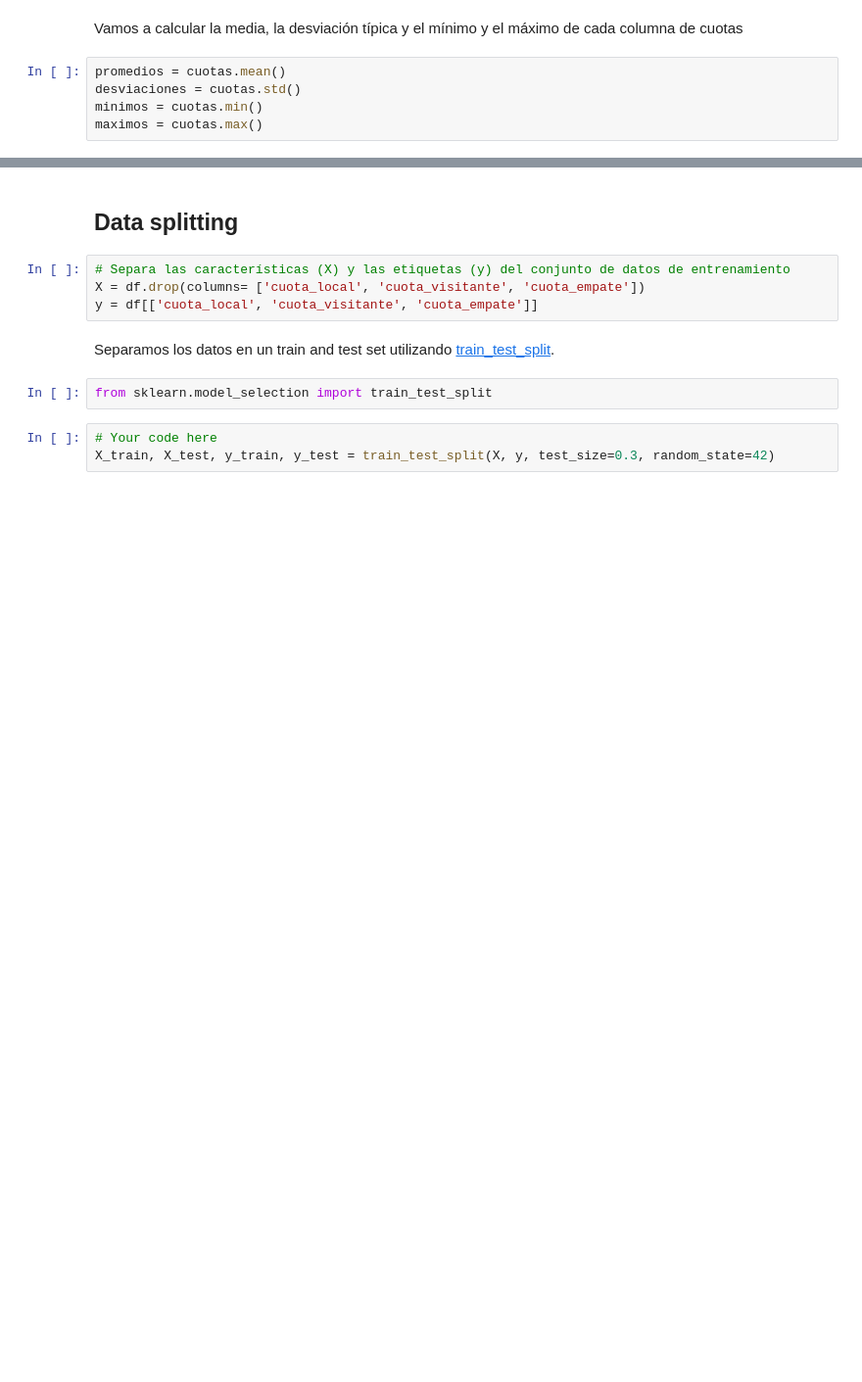
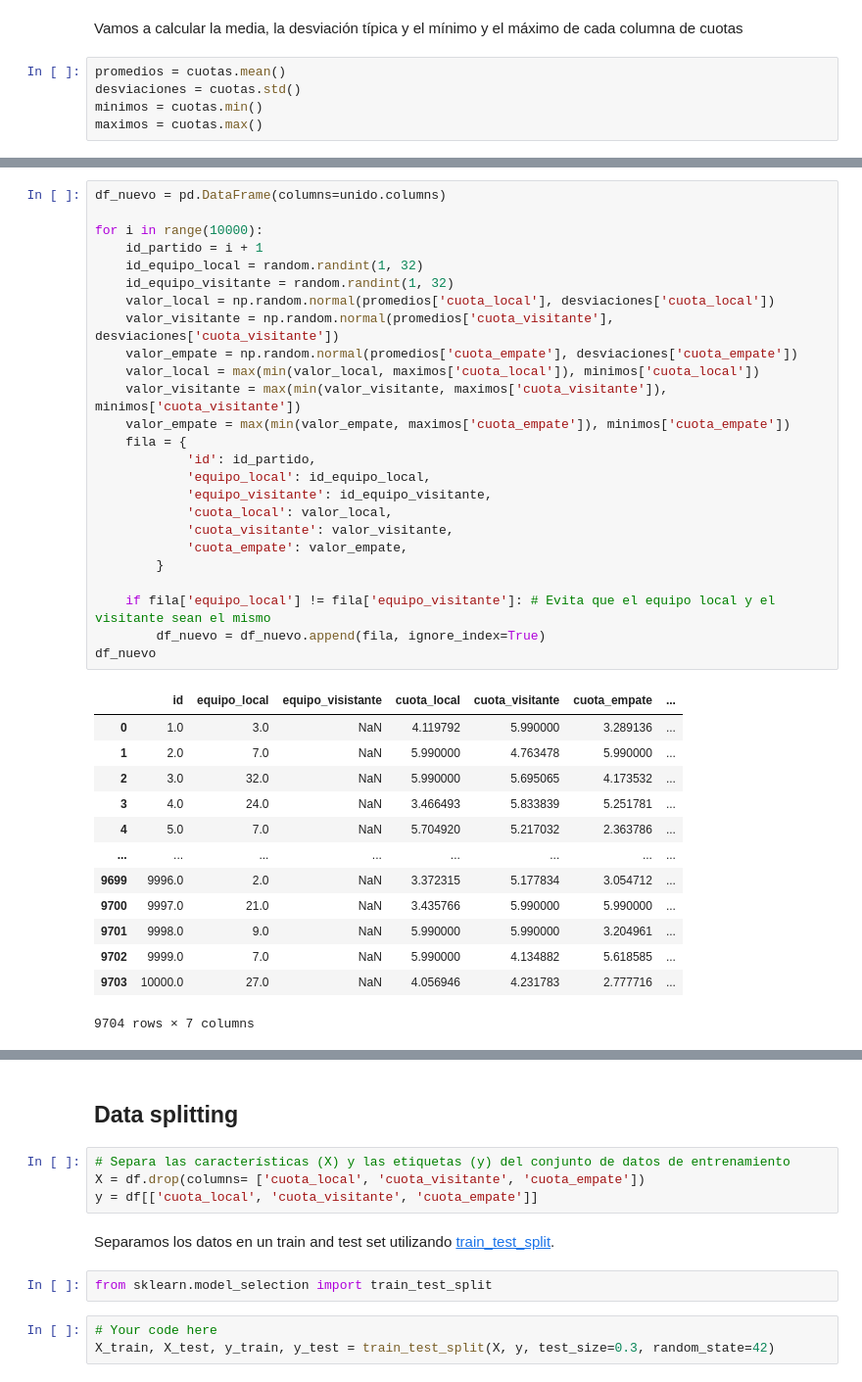
Before and after one commit to carlotamartin/Api_Casas_Apuestas, a Jupyter notebook: Api_Casas_Apuestas-main/Calculo_Cuota/Apuesta-Copy2.ipynb, the cells around one changed output, grey strips where cells are left out. Shown at 98% size. Cells and saved outputs as stored; diff of their text form; blank space fills up the shorter version.

```diff
--- a/Api_Casas_Apuestas-main/Calculo_Cuota/Apuesta-Copy2.ipynb
+++ b/Api_Casas_Apuestas-main/Calculo_Cuota/Apuesta-Copy2.ipynb
@@ -599,0 +565,39 @@ print(df)
+# %%
+df_nuevo = pd.DataFrame(columns=unido.columns)
+
+for i in range(10000):
+    id_partido = i + 1
+    id_equipo_local = random.randint(1, 32)
+    id_equipo_visitante = random.randint(1, 32)
+    valor_local = np.random.normal(promedios['cuota_local'], desviaciones['cuota_local'])
+    valor_visitante = np.random.normal(promedios['cuota_visitante'], desviaciones['cuota_visitante'])
+    valor_empate = np.random.normal(promedios['cuota_empate'], desviaciones['cuota_empate'])
+    valor_local = max(min(valor_local, maximos['cuota_local']), minimos['cuota_local'])
+    valor_visitante = max(min(valor_visitante, maximos['cuota_visitante']), minimos['cuota_visitante'])
+    valor_empate = max(min(valor_empate, maximos['cuota_empate']), minimos['cuota_empate'])
+    fila = {
+            'id': id_partido,
+            'equipo_local': id_equipo_local,
+            'equipo_visitante': id_equipo_visitante,
+            'cuota_local': valor_local,
+            'cuota_visitante': valor_visitante,
+            'cuota_empate': valor_empate,
+        }
+
+    if fila['equipo_local'] != fila['equipo_visitante']: # Evita que el equipo local y el visitante sean el mismo
+        df_nuevo = df_nuevo.append(fila, ignore_index=True)
+df_nuevo
+# %% [output]
+|  | id | equipo_local | equipo_visistante | cuota_local | cuota_visitante | cuota_empate | ... |
+| 0 | 1.0 | 3.0 | NaN | 4.119792 | 5.990000 | 3.289136 | ... |
+| 1 | 2.0 | 7.0 | NaN | 5.990000 | 4.763478 | 5.990000 | ... |
+| 2 | 3.0 | 32.0 | NaN | 5.990000 | 5.695065 | 4.173532 | ... |
+| 3 | 4.0 | 24.0 | NaN | 3.466493 | 5.833839 | 5.251781 | ... |
+| 4 | 5.0 | 7.0 | NaN | 5.704920 | 5.217032 | 2.363786 | ... |
+| ... | ... | ... | ... | ... | ... | ... | ... |
+| 9699 | 9996.0 | 2.0 | NaN | 3.372315 | 5.177834 | 3.054712 | ... |
+| 9700 | 9997.0 | 21.0 | NaN | 3.435766 | 5.990000 | 5.990000 | ... |
+| 9701 | 9998.0 | 9.0 | NaN | 5.990000 | 5.990000 | 3.204961 | ... |
+| 9702 | 9999.0 | 7.0 | NaN | 5.990000 | 4.134882 | 5.618585 | ... |
+| 9703 | 10000.0 | 27.0 | NaN | 4.056946 | 4.231783 | 2.777716 | ... |
+9704 rows × 7 columns
```
Also changed, not shown: parts of 19 cells of this notebook, 2 other files.
